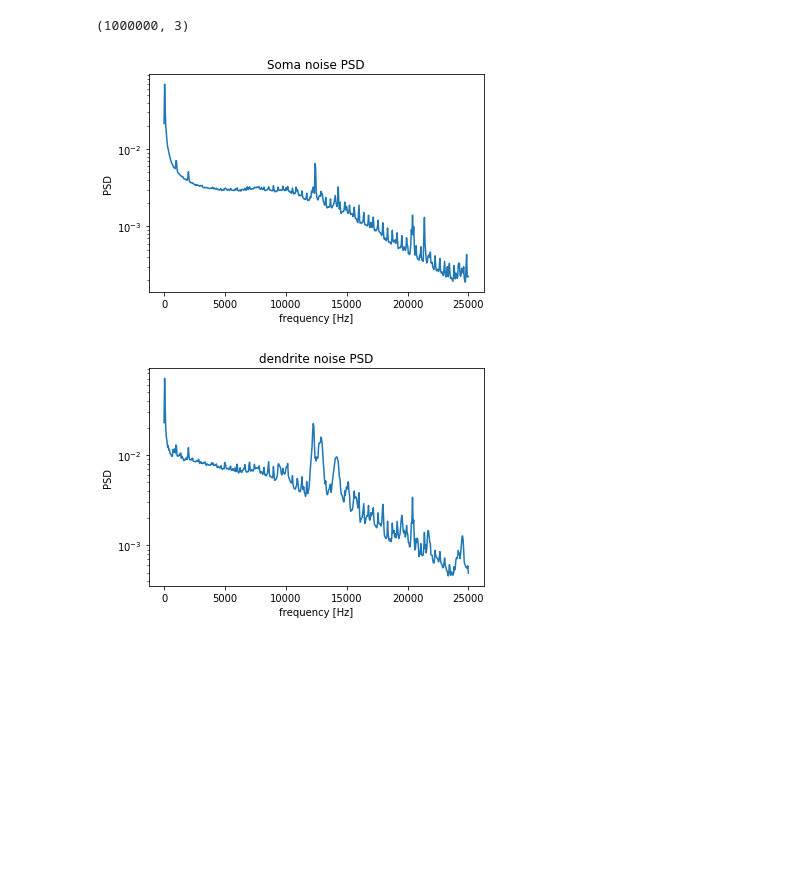
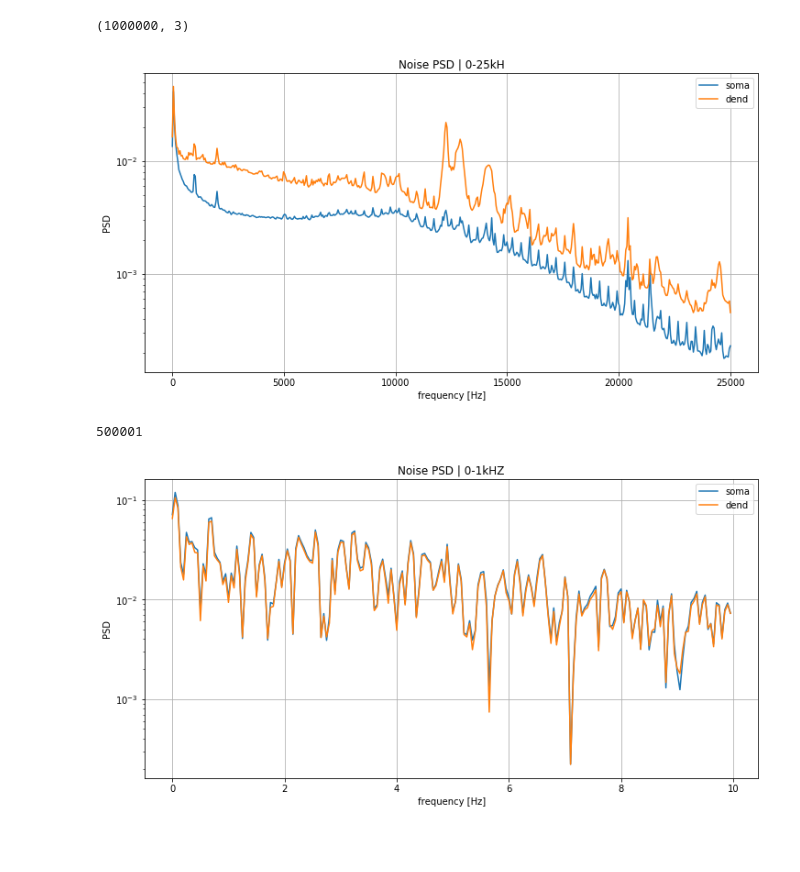
Before and after one commit to terbed/parameter-inference, a Jupyter notebook: Noise/Data/noise_power_spectrum.py.ipynb, the cells around one changed output. Saved outputs shown, nothing was run; the diff lists cells and outputs as text; code cells hidden in the pictures; blank space fills up the shorter version.

```diff
--- a/Noise/Data/noise_power_spectrum.py.ipynb
+++ b/Noise/Data/noise_power_spectrum.py.ipynb
@@ -3,7 +3,7 @@ from scipy import signal
 import matplotlib.pyplot as plt
 # %%
 import numpy as np
-data = np.genfromtxt('15312011-noise 1_comp_ON.txt')
+data = np.genfromtxt('/home/terbe/parameter-inference/Noise/Data/AnalyseNoise/15312003/comp_ON.txt')
 data.shape
 # %% [output]
 (1000000, 3)
@@ -13,10 +13,14 @@ Fs = 1/T;
 f_soma, Pxx_den_soma = signal.welch(data[:,2], Fs, window='hamming', nperseg=1024, scaling='spectrum')
 f_dend, Pxx_den_dend = signal.welch(data[:,1], Fs, window='hamming', nperseg=1024, scaling='spectrum')
 # %%
-plt.semilogy(f_soma, np.sqrt(Pxx_den_soma))
-plt.title('Soma noise PSD')
+plt.figure(figsize=(12,6))
+plt.semilogy(f_soma, np.sqrt(Pxx_den_soma), label='soma')
+plt.semilogy(f_dend, np.sqrt(Pxx_den_dend), label='dend')
+plt.title('Noise PSD | 0-25kH')
 plt.xlabel('frequency [Hz]')
 plt.ylabel('PSD')
+plt.legend();
+plt.grid();
 plt.show()
 # %% [output]
-[figure, old version]
+[figure, new version]
@@ -23,8 +30,18 @@ plt.show()
+# %%
+len(f_soma)
+# %% [output]
+500001
 # %%
-plt.semilogy(f_dend, np.sqrt(Pxx_den_dend))
-plt.title('dendrite noise PSD')
+plt.figure(figsize=(12,6))
+plt.semilogy(f_soma[0:200], np.sqrt(Pxx_den_soma[0:200]), label='soma')
+plt.semilogy(f_dend[0:200], np.sqrt(Pxx_den_dend[0:200]), label='dend')
+plt.title('Noise PSD | 0-1kHZ')
 plt.xlabel('frequency [Hz]')
 plt.ylabel('PSD')
+plt.legend();
+plt.grid();
 plt.show()
 # %% [output]
-[figure, old version]
+[figure, new version]
+# %% [markdown]
+##
```
Also changed, not shown: parts of 1 cell of this notebook, 5 other files.
